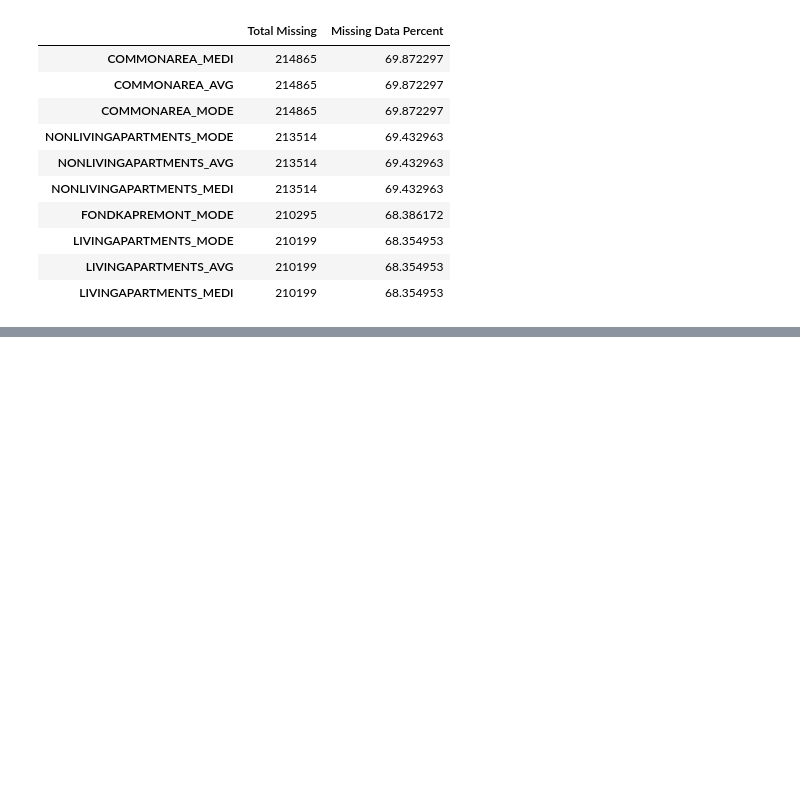
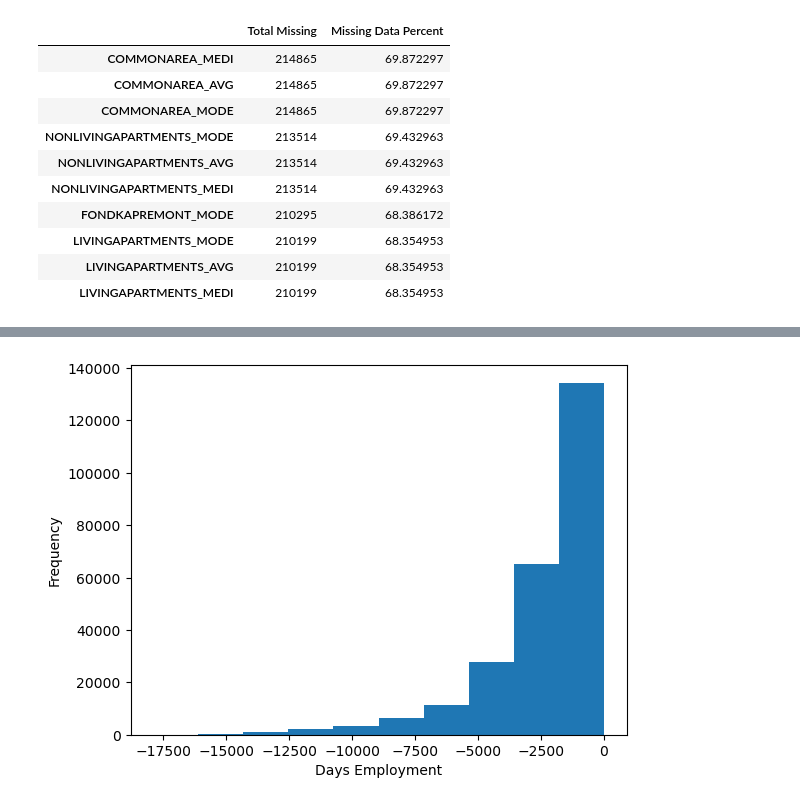
Before and after one commit to khaiwalVikrant/ai_ml_practice, a Jupyter notebook: bank_loan_eda/loan-application-eda.ipynb, the cells around one changed output, grey strips where cells are left out. Cells and saved outputs as stored; diff of their text form; code cells hidden in the pictures; blank space fills up the shorter version.

```diff
--- a/bank_loan_eda/loan-application-eda.ipynb
+++ b/bank_loan_eda/loan-application-eda.ipynb
@@ -110,0 +273,8 @@ missing_data(previous_application_data).head(10)
+# %%
+application_data['DAYS_EMPLOYED_ANOM'] = application_data["DAYS_EMPLOYED"] == 365243
+application_data['DAYS_EMPLOYED'].replace({365243: np.nan}, inplace = True)
+
+application_data['DAYS_EMPLOYED'].plot.hist();
+plt.xlabel('Days Employment');
+# %% [output]
+[figure, added]
```
Also changed, not shown: parts of 38 cells of this notebook.
